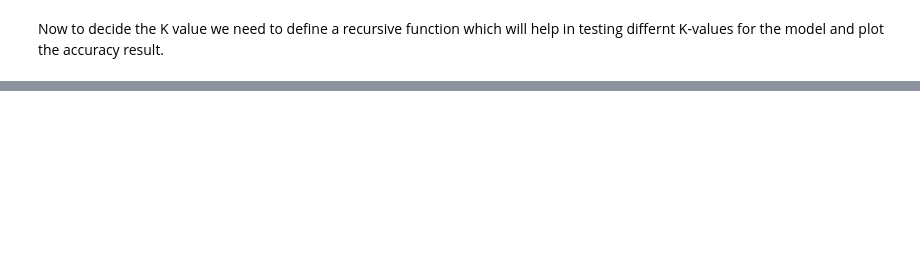
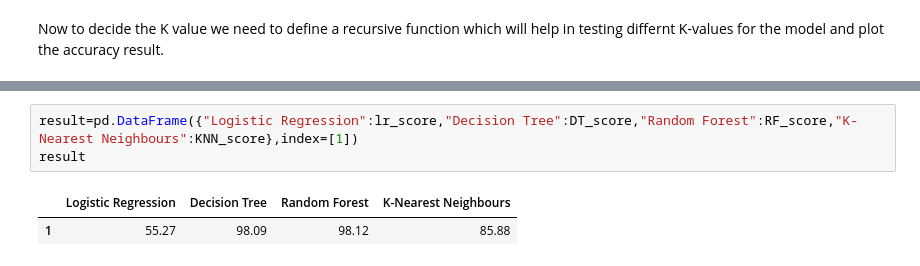
Before and after one commit to Gemini-Abhi/Machine-Learning-projects, a Jupyter notebook: Covid Project/Covid_Project.ipynb, the cells around one changed output, grey strips where cells are left out. Saved outputs shown, nothing was run; the diff lists cells and outputs as text; blank space fills up the shorter version.

```diff
--- a/Covid Project/Covid_Project.ipynb
+++ b/Covid Project/Covid_Project.ipynb
@@ -519,0 +576,6 @@ plt.show()
+# %%
+result=pd.DataFrame({"Logistic Regression":lr_score,"Decision Tree":DT_score,"Random Forest":RF_score,"K-Nearest Neighbours":KNN_score},index=[1])
+result
+# %% [output]
+|  | Logistic Regression | Decision Tree | Random Forest | K-Nearest Neighbours |
+| 1 | 55.27 | 98.09 | 98.12 | 85.88 |
```
Also changed, not shown: parts of 17 cells of this notebook.
